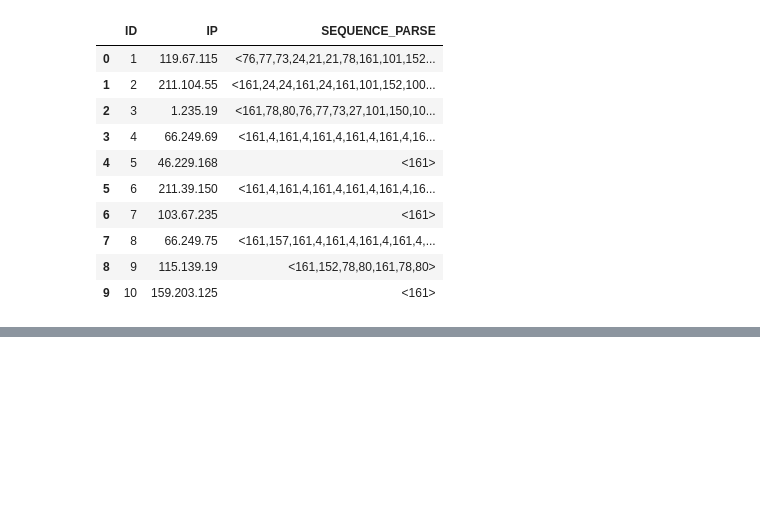
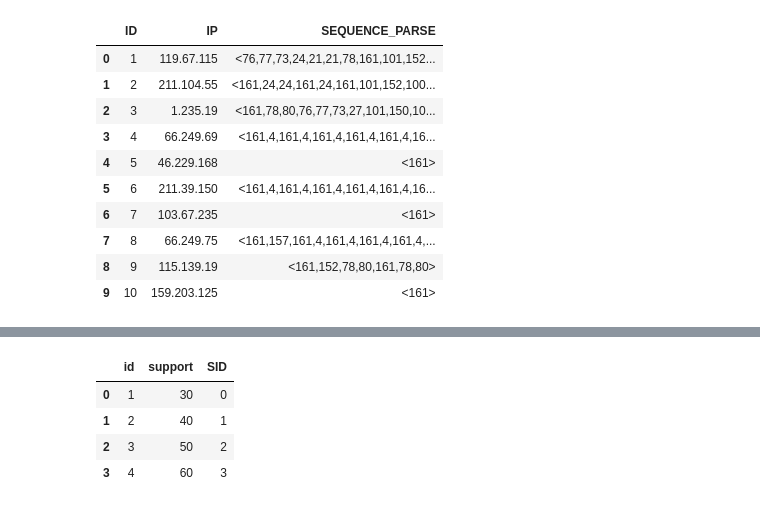
Before and after one commit to OrangeNebula/momsitter-notebook, a Jupyter notebook: 03-momsitter-sequence-rel-support-comparision.ipynb, the cells around one changed output, grey strips where cells are left out. Drawn from its saved outputs; the diff is of its cells as text; code cells hidden in the pictures; blank space fills up the shorter version.

```diff
--- a/03-momsitter-sequence-rel-support-comparision.ipynb
+++ b/03-momsitter-sequence-rel-support-comparision.ipynb
@@ -104,3 +186,14 @@ normal_ngram.sort_values(['support'], ascending=[False]).head(10)
+# %%
+test_df['SID'] = 0
+for index, row in test_df.iterrows():
+    test_df.loc[index]['SID'] = index
+test_df
+# %% [output]
+|  | id | support | SID |
+| 0 | 1 | 30 | 0 |
+| 1 | 2 | 40 | 1 |
+| 2 | 3 | 50 | 2 |
+| 3 | 4 | 60 | 3 |
 # %%
 # 이슈 회원들의 ngram 을 추출
 issue_ngram = extract_ngram_set(5, issue_seq_data)
```
Also changed, not shown: parts of 15 cells of this notebook, 1 other file.
